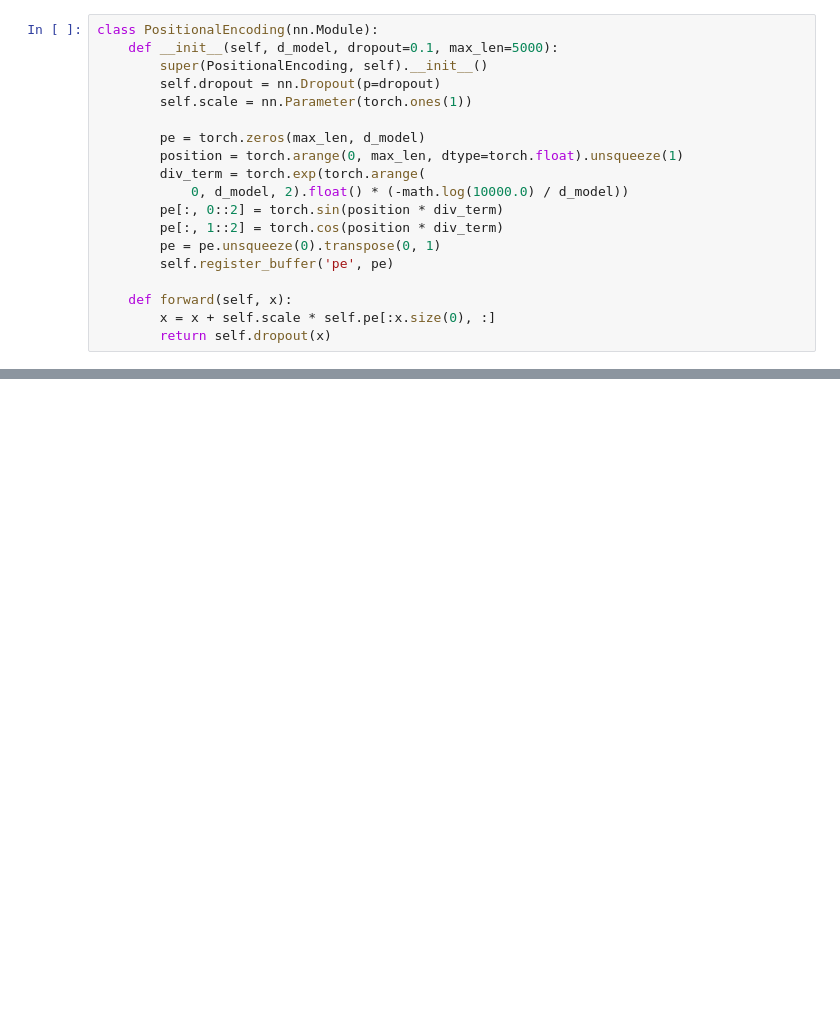
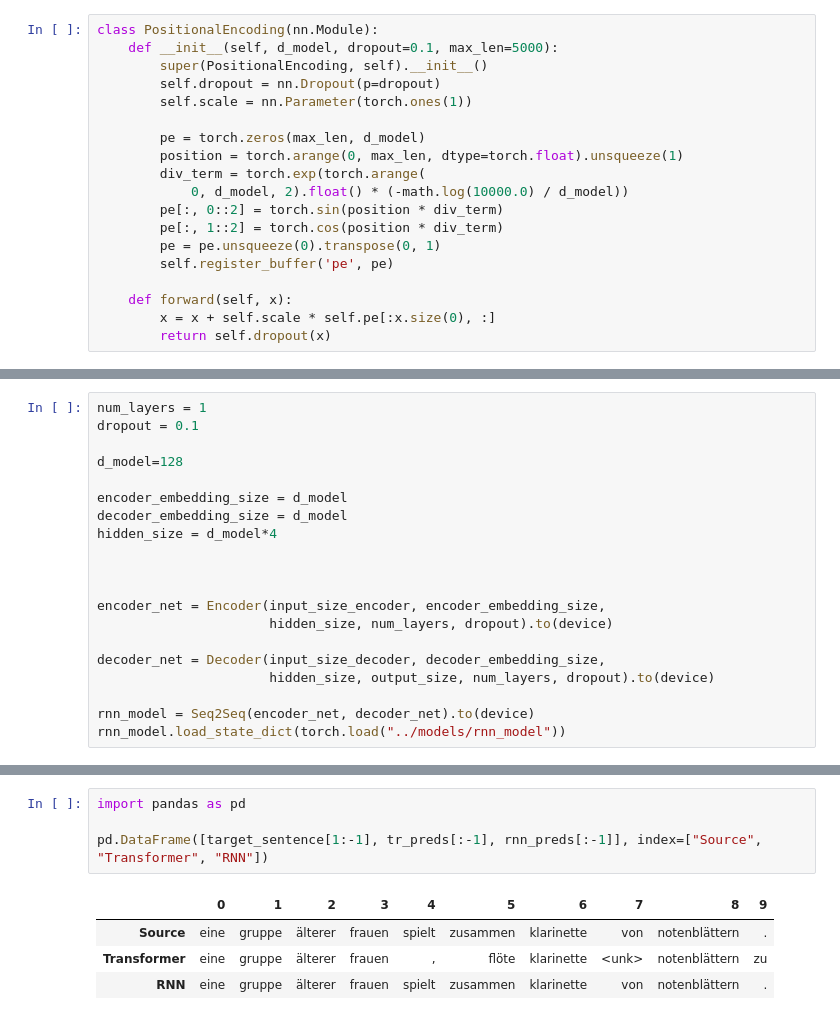
Before and after one commit to maroxtn/Transformer-vs-bahdanau-attention, a Jupyter notebook: notebooks/Comparison.ipynb, the cells around one changed output, grey strips where cells are left out. Saved outputs shown, nothing was run; the diff lists cells and outputs as text; blank space fills up the shorter version.

```diff
--- a/notebooks/Comparison.ipynb
+++ b/notebooks/Comparison.ipynb
@@ -317,0 +381,20 @@ att_weights = att_weights[0].detach().cpu().numpy()
+# %%
+num_layers = 1
+dropout = 0.1
+
+d_model=128
+
+encoder_embedding_size = d_model
+decoder_embedding_size = d_model
+hidden_size = d_model*4
+
+
+
+encoder_net = Encoder(input_size_encoder, encoder_embedding_size,
+                      hidden_size, num_layers, dropout).to(device)
+
+decoder_net = Decoder(input_size_decoder, decoder_embedding_size,
+                      hidden_size, output_size, num_layers, dropout).to(device)
+
+rnn_model = Seq2Seq(encoder_net, decoder_net).to(device)
+rnn_model.load_state_dict(torch.load("../models/rnn_model"))
@@ -324,0 +458,9 @@ plt.show()
+# %%
+import pandas as pd
+
+pd.DataFrame([target_sentence[1:-1], tr_preds[:-1], rnn_preds[:-1]], index=["Source", "Transformer", "RNN"])
+# %% [output]
+|  | 0 | 1 | 2 | 3 | 4 | 5 | 6 | 7 | 8 | 9 |
+| Source | eine | gruppe | älterer | frauen | spielt | zusammen | klarinette | von | notenblättern | . |
+| Transformer | eine | gruppe | älterer | frauen | , | flöte | klarinette | <unk> | notenblättern | zu |
+| RNN | eine | gruppe | älterer | frauen | spielt | zusammen | klarinette | von | notenblättern | . |
```
Also changed, not shown: parts of 36 cells of this notebook, 12 other files.
